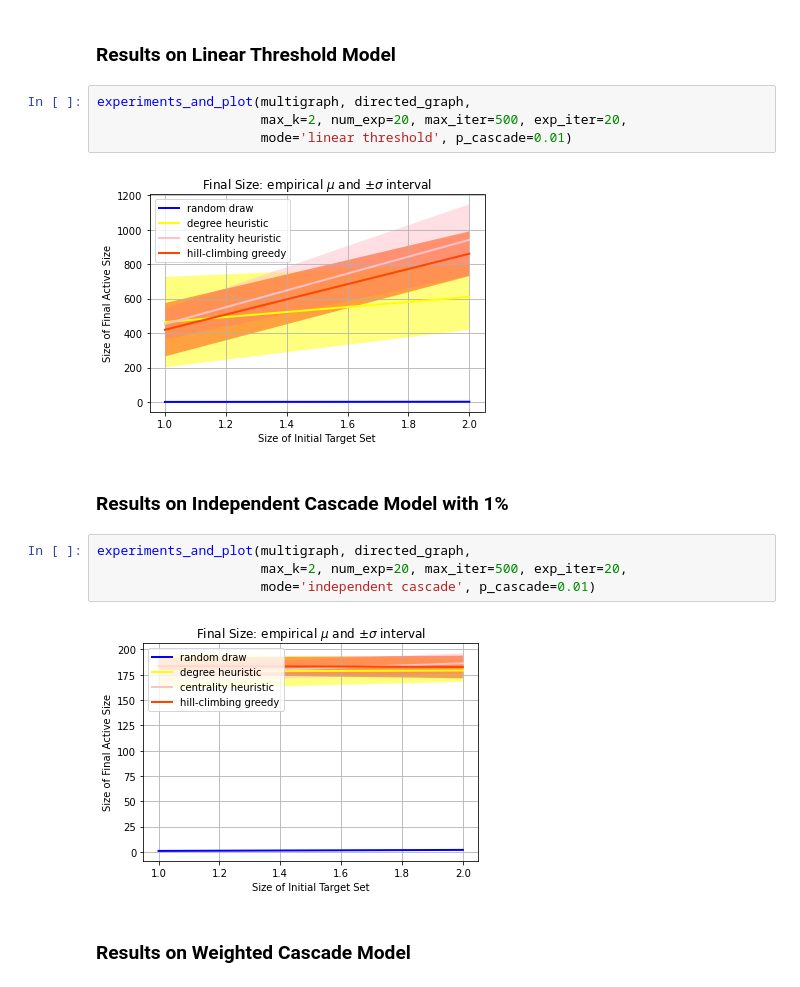
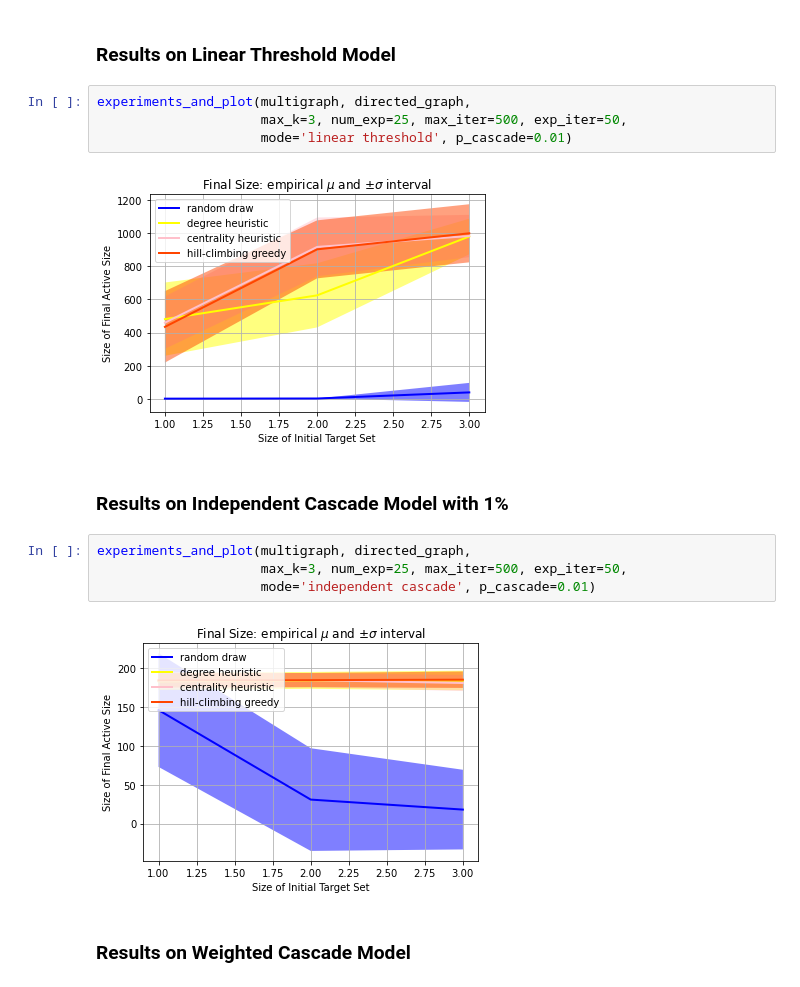
Before and after one commit to liu-yihong/maximize-influence-spread, a Jupyter notebook: test-case.ipynb, the cells around one changed output. Drawn from its saved outputs; the diff is of its cells as text.

```diff
--- a/test-case.ipynb
+++ b/test-case.ipynb
@@ -86,18 +83,18 @@ re-choosing thresholds or edge outcomes pseudo-randomly from
 ### Results on Linear Threshold Model
 # %%
 experiments_and_plot(multigraph, directed_graph,
-                     max_k=2, num_exp=20, max_iter=500, exp_iter=20,
+                     max_k=3, num_exp=25, max_iter=500, exp_iter=50,
                      mode='linear threshold', p_cascade=0.01)
 # %% [output]
-[figure, old version]
+[figure, new version]
 # %% [markdown]
 ### Results on Independent Cascade Model with 1%
 # %%
 experiments_and_plot(multigraph, directed_graph,
-                     max_k=2, num_exp=20, max_iter=500, exp_iter=20,
+                     max_k=3, num_exp=25, max_iter=500, exp_iter=50,
                      mode='independent cascade', p_cascade=0.01)
 # %% [output]
-[figure, old version]
+[figure, new version]
 # %% [markdown]
 ### Results on Weighted Cascade Model
 # %%
```
Also changed, not shown: parts of 5 cells of this notebook, 1 other file.
